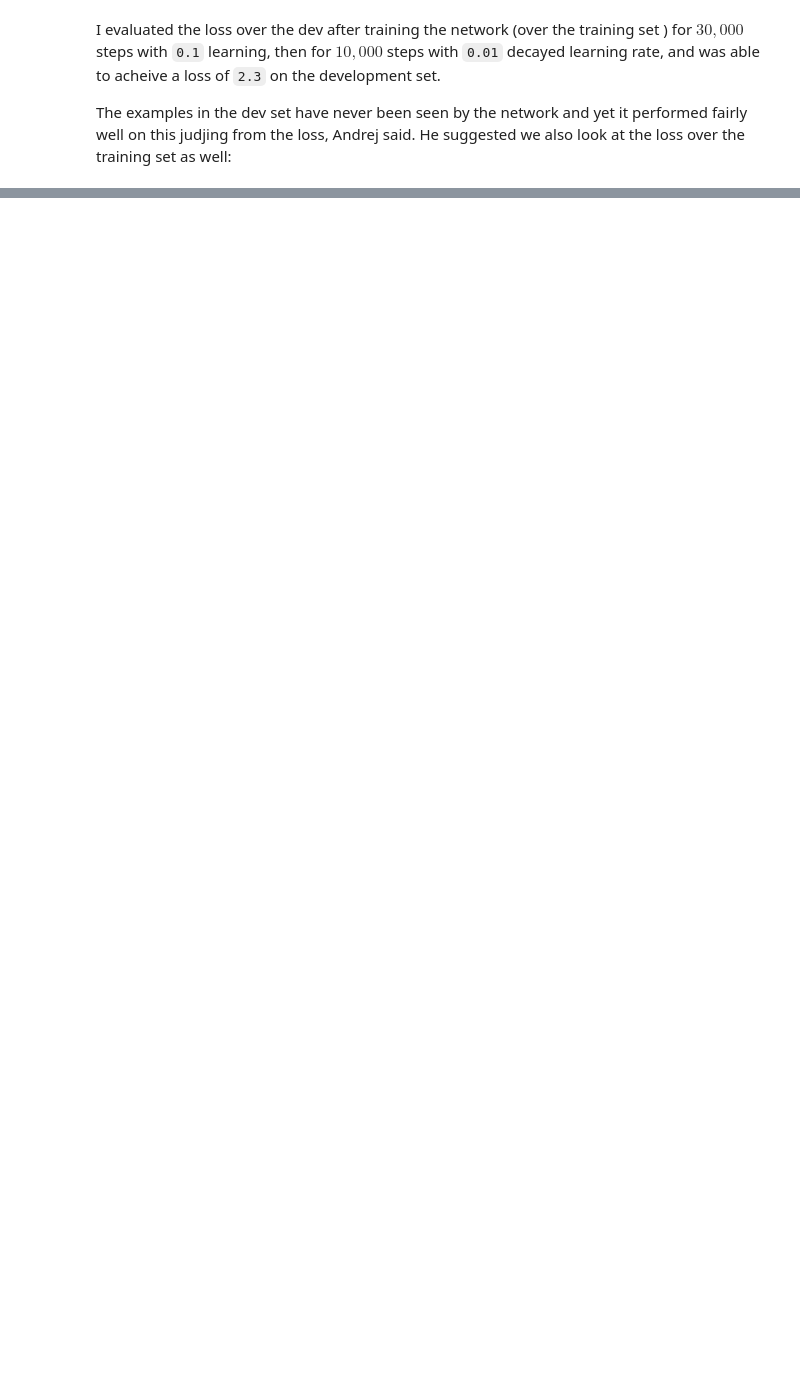
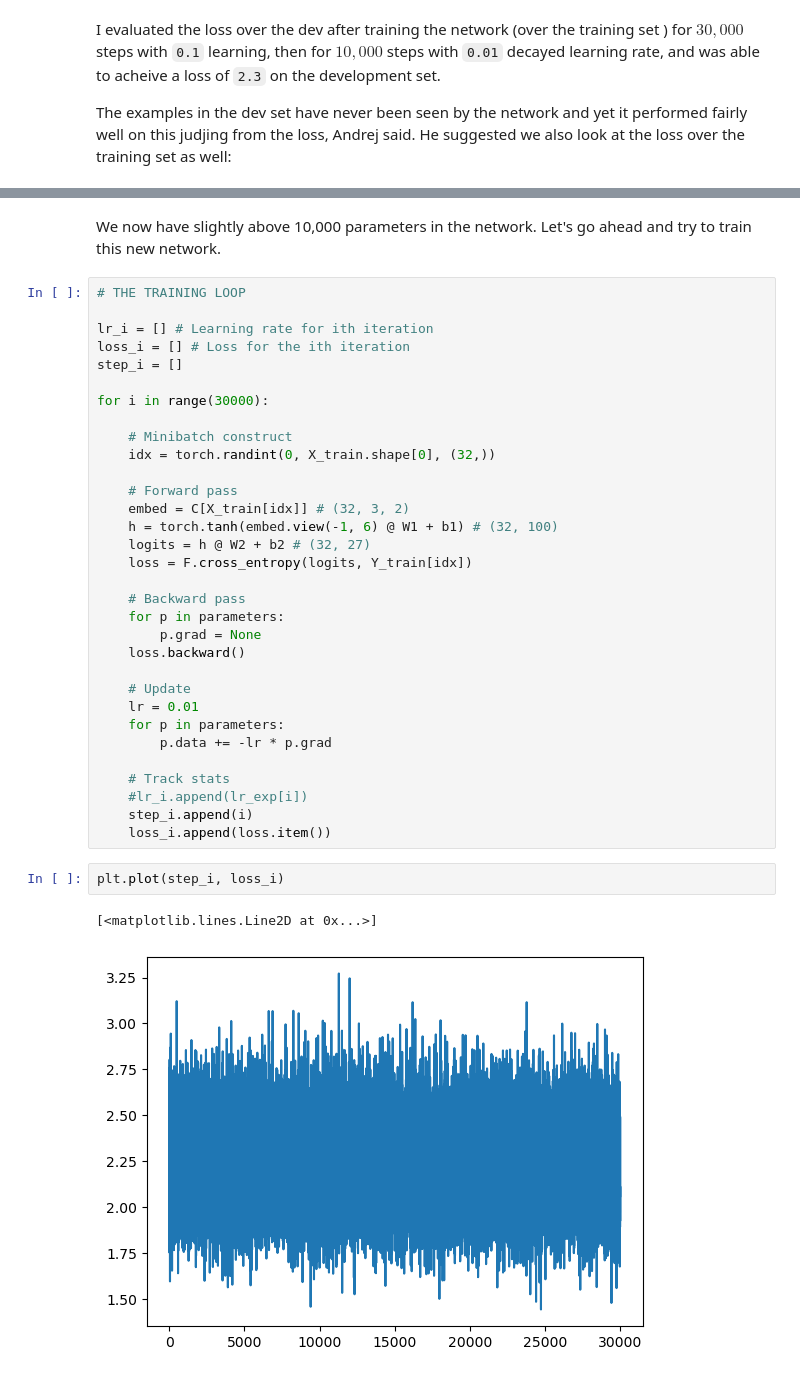
Before and after one commit to kassi-bertrand/machine-learning-notes, a Jupyter notebook: 08-Building Makemore/part-2.ipynb, the cells around one changed output, grey strips where cells are left out. Drawn from its saved outputs; the diff is of its cells as text; blank space fills up the shorter version.

```diff
--- a/08-Building Makemore/part-2.ipynb
+++ b/08-Building Makemore/part-2.ipynb
@@ -765,0 +786,39 @@ The loss are similar indicating we are not overfitting, according to Andrej. He
+# %% [markdown]
+We now have slightly above 10,000 parameters in the network. Let's go ahead and try to train this new network.
+# %%
+# THE TRAINING LOOP
+
+lr_i = [] # Learning rate for ith iteration
+loss_i = [] # Loss for the ith iteration
+step_i = []
+
+for i in range(30000):
+
+    # Minibatch construct
+    idx = torch.randint(0, X_train.shape[0], (32,))
+
+    # Forward pass
+    embed = C[X_train[idx]] # (32, 3, 2)
+    h = torch.tanh(embed.view(-1, 6) @ W1 + b1) # (32, 100)
+    logits = h @ W2 + b2 # (32, 27)
+    loss = F.cross_entropy(logits, Y_train[idx])
+
+    # Backward pass
+    for p in parameters:
+        p.grad = None
+    loss.backward()
+
+    # Update
+    lr = 0.01
+    for p in parameters:
+        p.data += -lr * p.grad
+
+    # Track stats
+    #lr_i.append(lr_exp[i])
+    step_i.append(i)
+    loss_i.append(loss.item())
+# %%
+plt.plot(step_i, loss_i)
+# %% [output]
+[<matplotlib.lines.Line2D at 0x...>]
+[figure, added]
```
Also changed, not shown: parts of 20 cells of this notebook.
